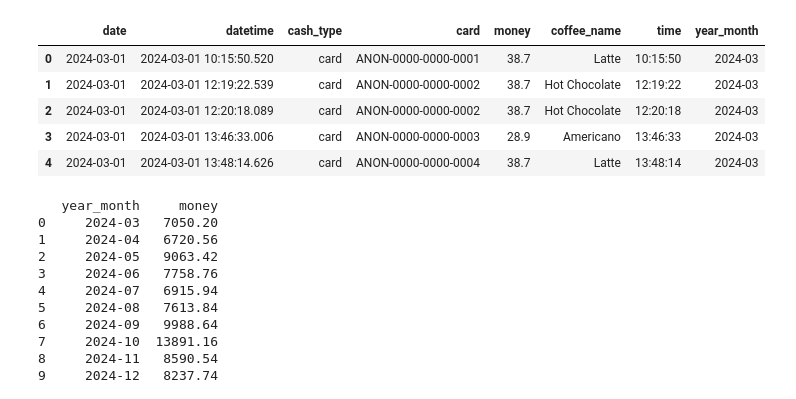
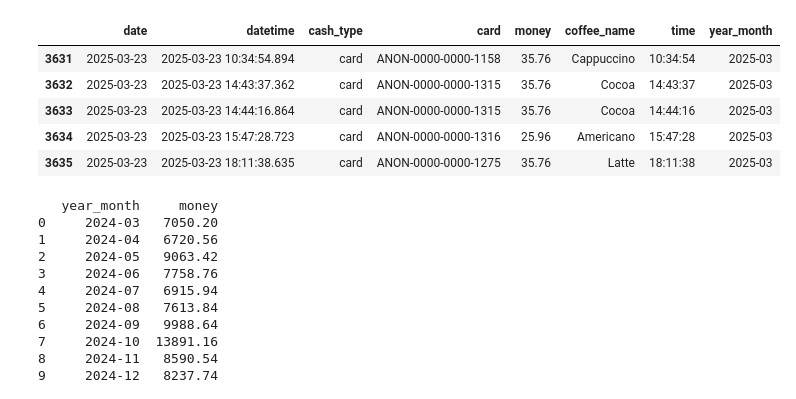
Before and after one commit to mtszczepaniak/Coffee_Sales_Analysis, a Jupyter notebook: 2.Coffe_Sales_Trends.ipynb, the cells around one changed output. Cells and saved outputs as stored; diff of their text form; code cells hidden in the pictures.

```diff
--- a/2.Coffe_Sales_Trends.ipynb
+++ b/2.Coffe_Sales_Trends.ipynb
@@ -12,14 +12,14 @@ df['time'] = pd.to_datetime(df['datetime']).dt.strftime('%H:%M:%S')
 df['date'] = pd.to_datetime(df['date'])
 df['year_month'] = df['date'].dt.to_period('M')
 # %%
-df.head()
+df.tail()
 # %% [output]
 |  | date | datetime | cash_type | card | money | coffee_name | time | year_month |
-| 0 | 2024-03-01 | 2024-03-01 10:15:50.520 | card | ANON-0000-0000-0001 | 38.7 | Latte | 10:15:50 | 2024-03 |
-| 1 | 2024-03-01 | 2024-03-01 12:19:22.539 | card | ANON-0000-0000-0002 | 38.7 | Hot Chocolate | 12:19:22 | 2024-03 |
-| 2 | 2024-03-01 | 2024-03-01 12:20:18.089 | card | ANON-0000-0000-0002 | 38.7 | Hot Chocolate | 12:20:18 | 2024-03 |
-| 3 | 2024-03-01 | 2024-03-01 13:46:33.006 | card | ANON-0000-0000-0003 | 28.9 | Americano | 13:46:33 | 2024-03 |
-| 4 | 2024-03-01 | 2024-03-01 13:48:14.626 | card | ANON-0000-0000-0004 | 38.7 | Latte | 13:48:14 | 2024-03 |
+| 3631 | 2025-03-23 | 2025-03-23 10:34:54.894 | card | ANON-0000-0000-1158 | 35.76 | Cappuccino | 10:34:54 | 2025-03 |
+| 3632 | 2025-03-23 | 2025-03-23 14:43:37.362 | card | ANON-0000-0000-1315 | 35.76 | Cocoa | 14:43:37 | 2025-03 |
+| 3633 | 2025-03-23 | 2025-03-23 14:44:16.864 | card | ANON-0000-0000-1315 | 35.76 | Cocoa | 14:44:16 | 2025-03 |
+| 3634 | 2025-03-23 | 2025-03-23 15:47:28.723 | card | ANON-0000-0000-1316 | 25.96 | Americano | 15:47:28 | 2025-03 |
+| 3635 | 2025-03-23 | 2025-03-23 18:11:38.635 | card | ANON-0000-0000-1275 | 35.76 | Latte | 18:11:38 | 2025-03 |
 # %%
 # grouped sales by month and year
 monthly_sales = df.groupby('year_month')['money'].sum().reset_index()
```
Also changed, not shown: parts of 8 cells of this notebook, 1 other file.
